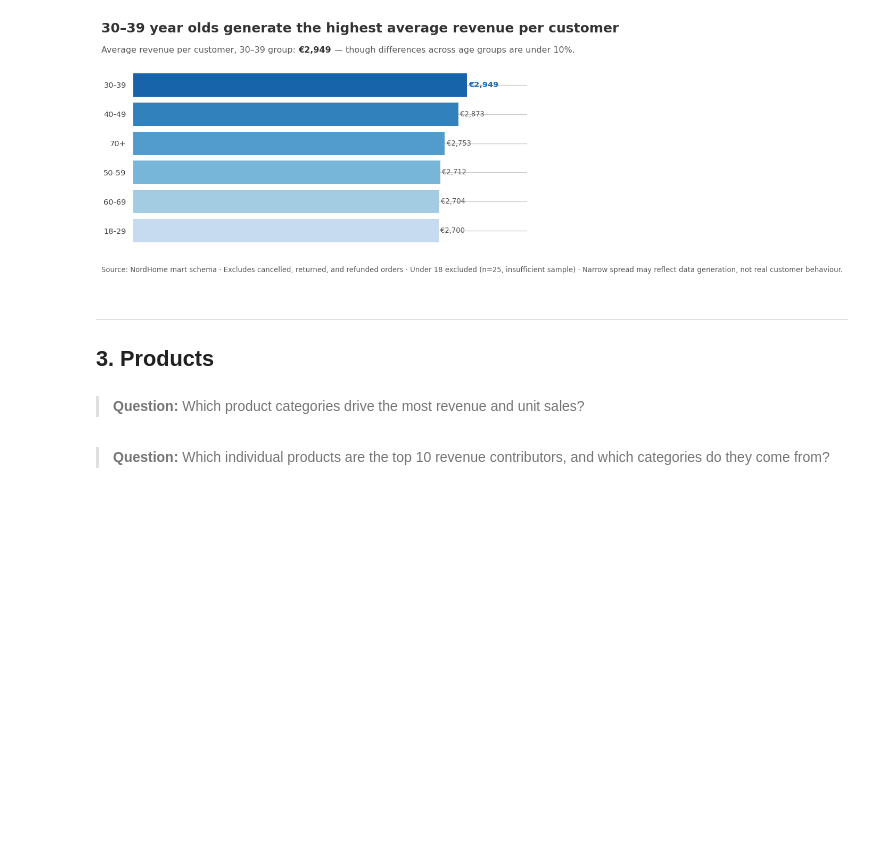
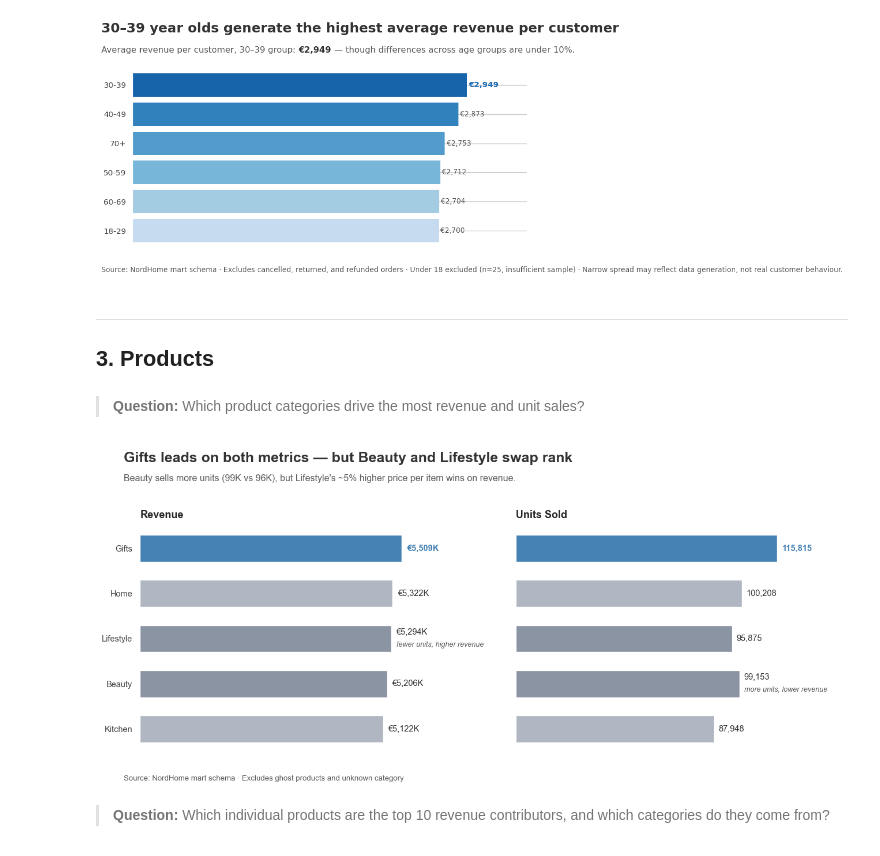
Before and after one commit to eileenheyer-cyber/nordhome_retail_analytics, a Jupyter notebook: 04_EDA/nordhome_eda.ipynb, the cells around one changed output. Drawn from its saved outputs; the diff is of its cells as text; code cells hidden in the pictures; blank space fills up the shorter version.

```diff
--- a/04_EDA/nordhome_eda.ipynb
+++ b/04_EDA/nordhome_eda.ipynb
@@ -2284,2 +2261,91 @@ plt.show()
+# %%
+df_category = pd.read_sql("""
+    SELECT
+        dp.category,
+        ROUND(SUM(foi.line_total)::NUMERIC, 2) AS revenue,
+        SUM(foi.quantity)                       AS units_sold
+    FROM mart.fact_order_items foi
+    JOIN mart.dim_product dp ON foi.product_key = dp.product_key
+    WHERE foi.ghost_product_flag = FALSE
+      AND dp.category != 'Unknown'
+    GROUP BY dp.category
+    ORDER BY revenue ASC
+""", engine)
+
+n = len(df_category)
+SECONDARY_GREY = "#8B94A3"  # darker than base grey, marks Beauty & Lifestyle specifically
+
+def bar_color(i, category):
+    if i == n - 1:
+        return ACCENT
+    if category in ("Beauty", "Lifestyle"):
+        return SECONDARY_GREY
+    return "#B0B7C3"
+
+colors = [bar_color(i, cat) for i, cat in enumerate(df_category["category"])]
+
+fig, (ax1, ax2) = plt.subplots(1, 2, figsize=(14, 6))
+
+# Revenue panel
+ax1.barh(df_category["category"], df_category["revenue"], color=colors, height=0.6)
+for i, (category, revenue) in enumerate(zip(df_category["category"], df_category["revenue"])):
+    is_top = (i == n - 1)
+    if category == "Lifestyle":
+        ax1.text(revenue * 1.02, i + 0.14, f"€{revenue/1_000:,.0f}K",
+                 va="center", fontsize=10.5, color="#333333")
+        ax1.text(revenue * 1.02, i - 0.14, "fewer units, higher revenue",
+                 va="center", fontsize=9, style="italic", color="#5A5A5A")
+    else:
+        ax1.text(revenue * 1.02, i, f"€{revenue/1_000:,.0f}K",
+                 va="center", fontsize=10.5,
+                 color=ACCENT if is_top else "#333333",
+                 fontweight="bold" if is_top else "normal")
+ax1.set_title("Revenue", fontsize=13, fontweight="bold", loc="left", pad=8)
+
+# Units sold panel — same category order and colors as revenue panel
+ax2.barh(df_category["category"], df_category["units_sold"], color=colors, height=0.6)
+for i, (category, units) in enumerate(zip(df_category["category"], df_category["units_sold"])):
+    is_top = (i == n - 1)
+    if category == "Beauty":
+        ax2.text(units * 1.02, i + 0.14, f"{units:,.0f}",
+                 va="center", fontsize=10.5, color="#333333")
+        ax2.text(units * 1.02, i - 0.14, "more units, lower revenue",
+                 va="center", fontsize=9, style="italic", color="#5A5A5A")
+    else:
+        ax2.text(units * 1.02, i, f"{units:,.0f}",
+                 va="center", fontsize=10.5,
+                 color=ACCENT if is_top else "#333333",
+                 fontweight="bold" if is_top else "normal")
+ax2.set_title("Units Sold", fontsize=13, fontweight="bold", loc="left", pad=8)
+
+for ax in (ax1, ax2):
+    ax.xaxis.grid(False)
+    ax.yaxis.grid(False)
+    ax.set_xticks([])
+    for spine in ax.spines.values():
+        spine.set_visible(False)
+    ax.tick_params(axis="y", labelsize=10.5, colors="#444444")
+    ax.set_xlabel("")
+    ax.set_ylabel("")
+    ax.margins(x=0.25)
+
+ax2.set_yticklabels([])
+
+fig.text(0.08, 0.97, "Gifts leads on both metrics — but Beauty and Lifestyle swap rank",
+         fontsize=18, fontweight="bold", color="#333333", va="top")
+
+fig.text(0.08, 0.905,
+        "Beauty sells more units (99K vs 96K), but Lifestyle's ~5% higher price per item wins on revenue.",
+        fontsize=11.5, color="#5A5A5A", va="top")
+
+fig.text(0.08, 0.02,
+         "Source: NordHome mart schema · Excludes ghost products and unknown category",
+         fontsize=9.5, color="#5A5A5A")
+
+fig.subplots_adjust(left=0.1, right=0.97, top=0.76, bottom=0.1, wspace=0.15)
+plt.savefig("figures/revenue_units_by_category.png", dpi=150, bbox_inches="tight")
+plt.show()
+# %% [output]
+[figure, added]
 # %% [markdown]
 > **Question:** Which individual products are the top 10 revenue contributors, and which categories do they come from?
```
Also changed, not shown: parts of 6 cells of this notebook, 10 other files.
